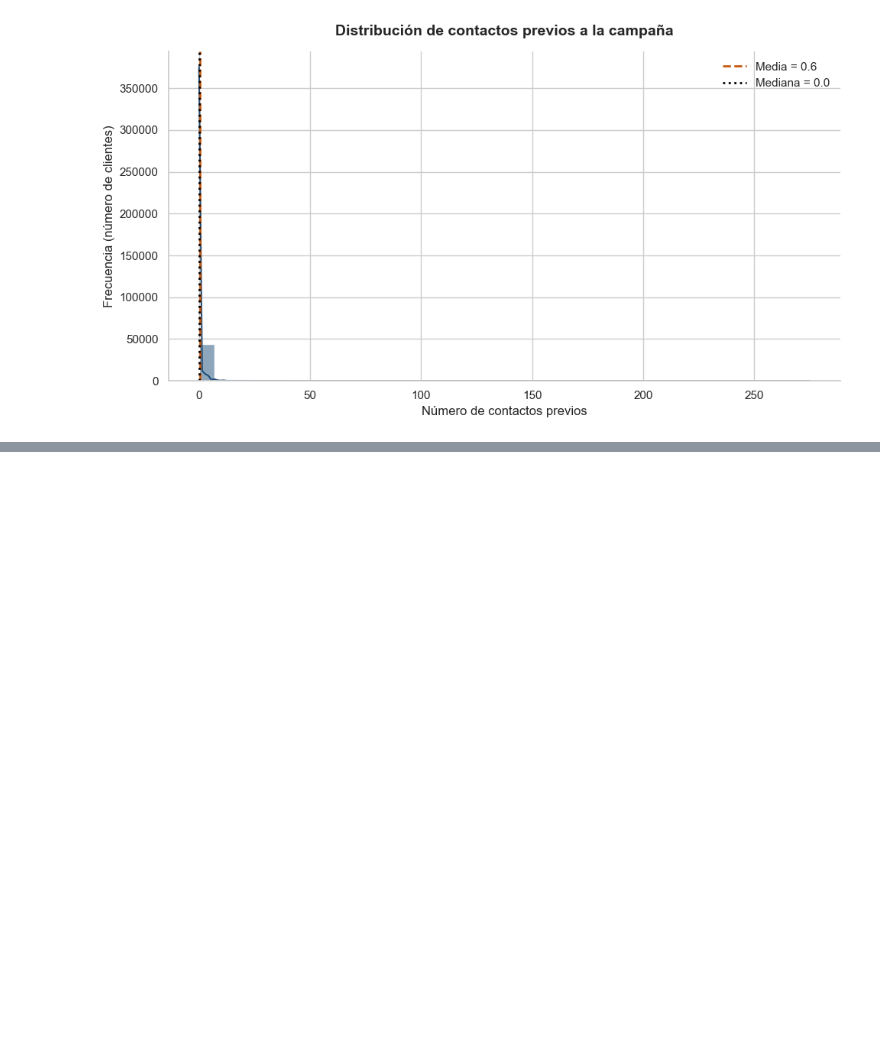
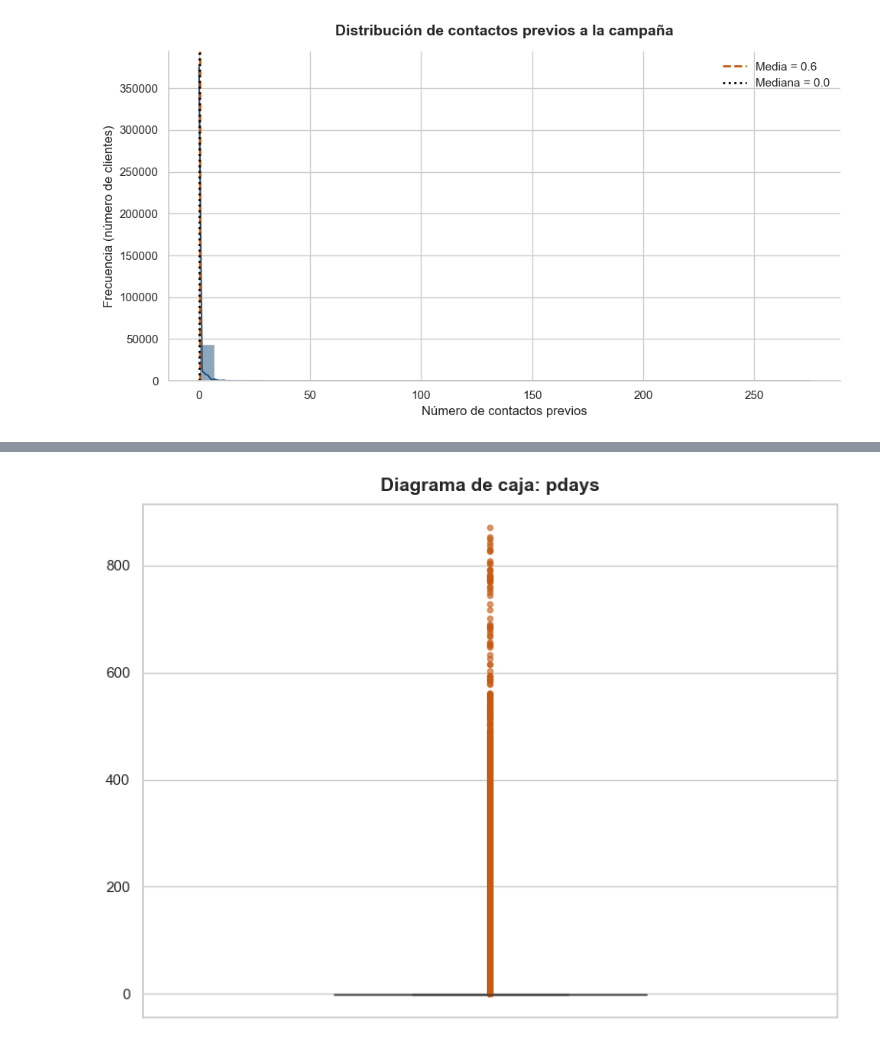
Before and after one commit to romanlopezroger-web/TRABAJO-FINAL-_MODULO_3, a Jupyter notebook: AED.ipynb, the cells around one changed output, grey strips where cells are left out. Saved outputs shown, nothing was run; the diff lists cells and outputs as text; code cells hidden in the pictures; blank space fills up the shorter version.

```diff
--- a/AED.ipynb
+++ b/AED.ipynb
@@ -578,0 +611,24 @@ histograma(df["previous"], "Distribución de contactos previos a la campaña", "
+# %%
+# 1. Creamos una figura individual con un tamaño cómodo
+plt.figure(figsize=(8, 6))
+# 2. Generamos el boxplot exclusivo para 'pdays'
+sns.boxplot(
+    y=df["pdays"].dropna(),
+    color=COLOR_PRINCIPAL,
+    width=0.45,
+    flierprops={
+        "marker": "o",
+        "markerfacecolor": COLOR_SECUNDARIO,
+        "markeredgecolor": COLOR_SECUNDARIO,
+        "markersize": 4,
+        "alpha": 0.6,
+    },
+)
+# 3. Configuramos el título y los ejes
+plt.title("Diagrama de caja: pdays", fontsize=14, fontweight="bold", pad=10)
+plt.ylabel("")
+# 4. Mostramos el gráfico
+plt.tight_layout()
+plt.show()
+# %% [output]
+[figure, added]
```
Also changed, not shown: parts of 13 cells of this notebook.
